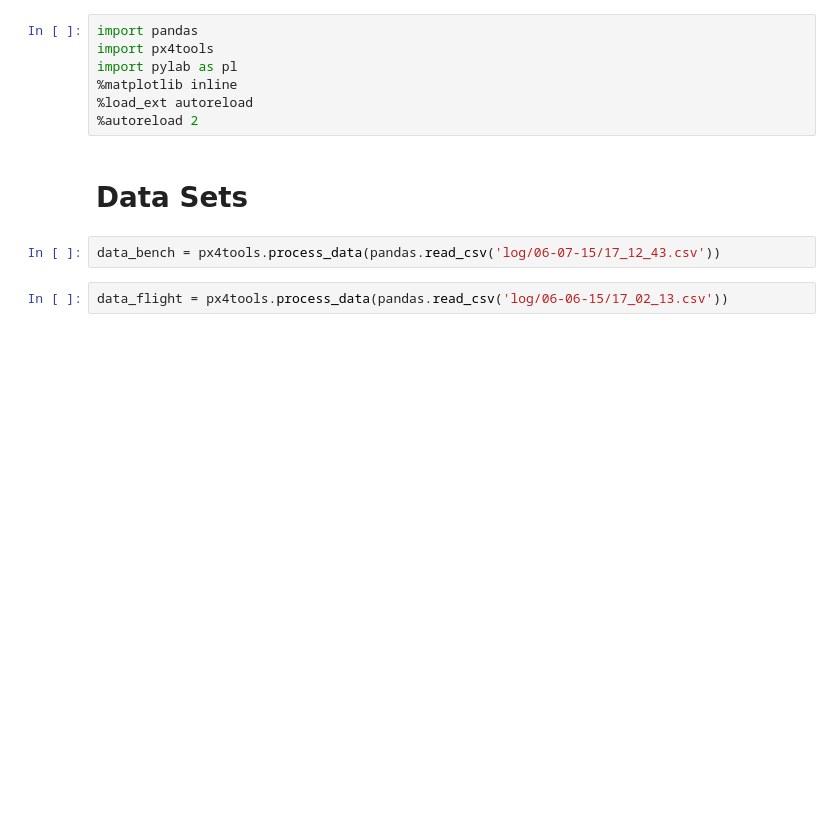
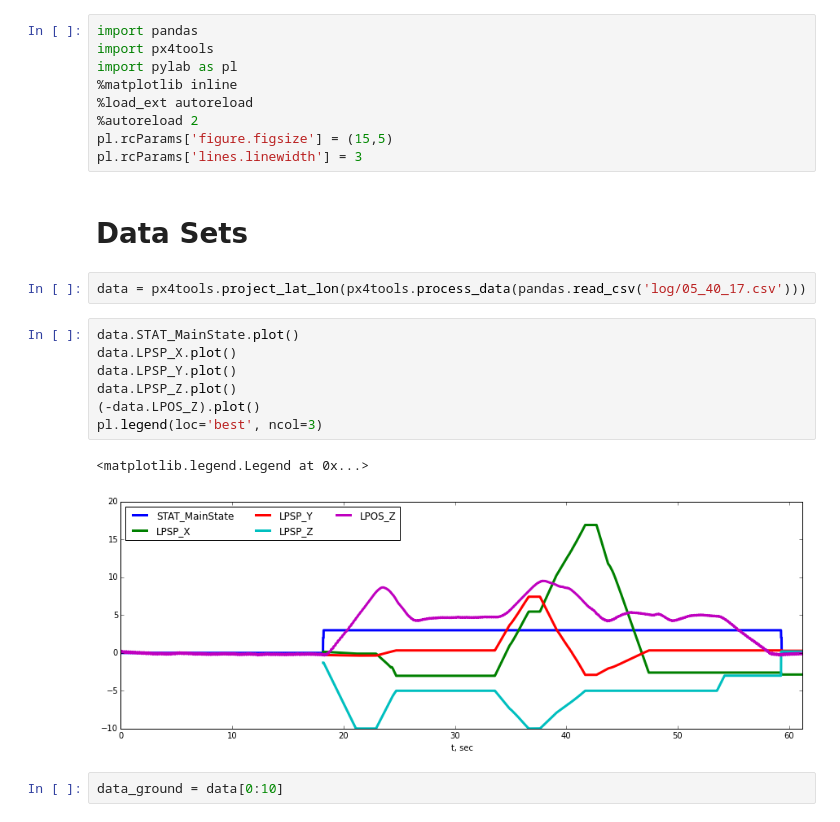
Before and after one commit to dronecrew/px4tools, a Jupyter notebook: notebooks/Sensor Statistics.ipynb, the cells around one changed output. Cells and saved outputs as stored; diff of their text form; blank space fills up the shorter version.

```diff
--- a/notebooks/Sensor Statistics.ipynb
+++ b/notebooks/Sensor Statistics.ipynb
@@ -5,10 +5,22 @@ import pylab as pl
 %matplotlib inline
 %load_ext autoreload
 %autoreload 2
+pl.rcParams['figure.figsize'] = (15,5)
+pl.rcParams['lines.linewidth'] = 3
 # %% [markdown]
 # Data Sets
 # %%
-data_bench = px4tools.process_data(pandas.read_csv('log/06-07-15/17_12_43.csv'))
+data = px4tools.project_lat_lon(px4tools.process_data(pandas.read_csv('log/05_40_17.csv')))
-# %%
-data_flight = px4tools.process_data(pandas.read_csv('log/06-06-15/17_02_13.csv'))
+# %%
+data.STAT_MainState.plot()
+data.LPSP_X.plot()
+data.LPSP_Y.plot()
+data.LPSP_Z.plot()
+(-data.LPOS_Z).plot()
+pl.legend(loc='best', ncol=3)
+# %% [output]
+<matplotlib.legend.Legend at 0x...>
+[figure, added]
+# %%
+data_ground = data[0:10]
 # %%
```
Also changed, not shown: parts of 14 cells of this notebook, 11 other files.
